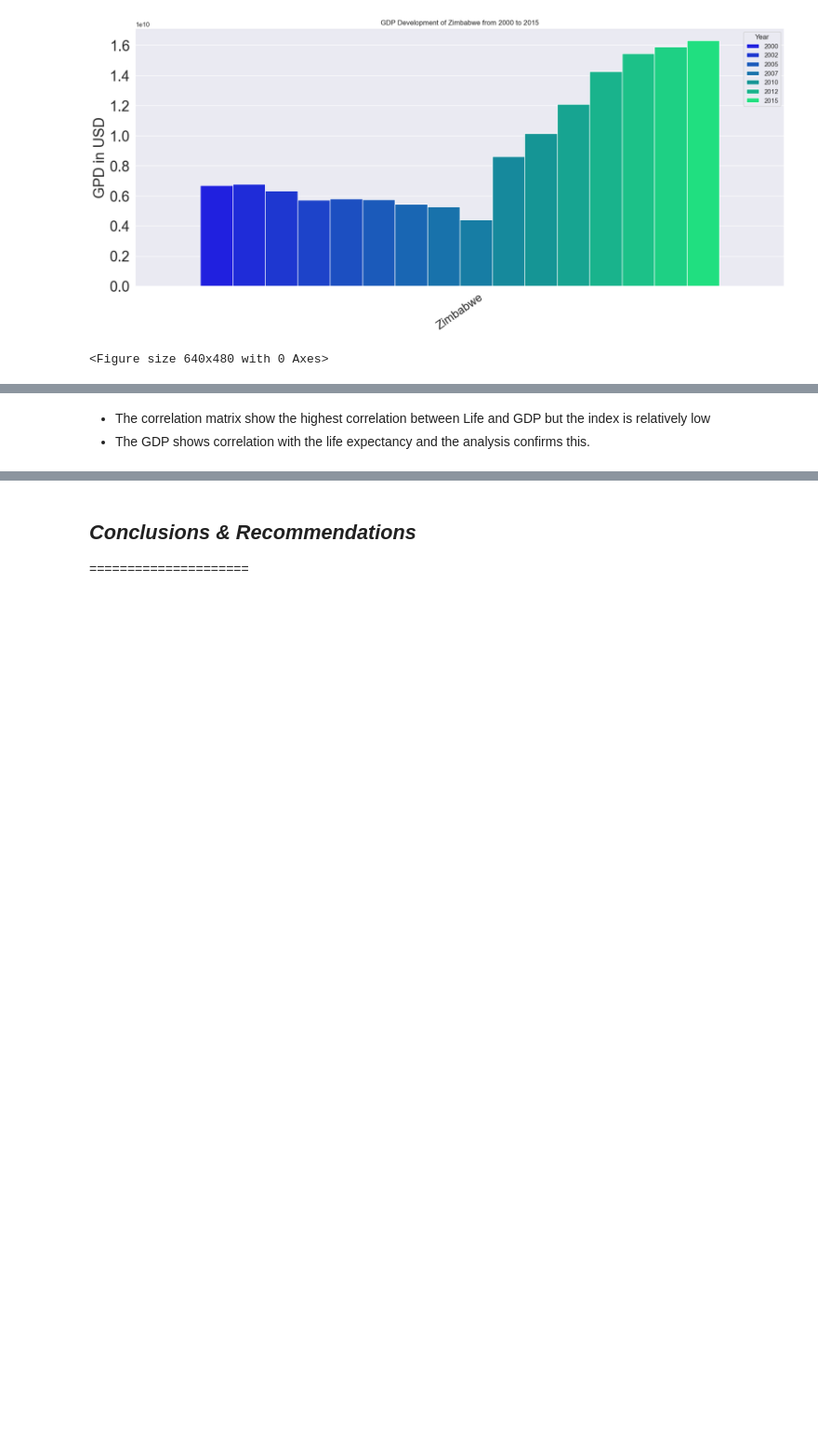
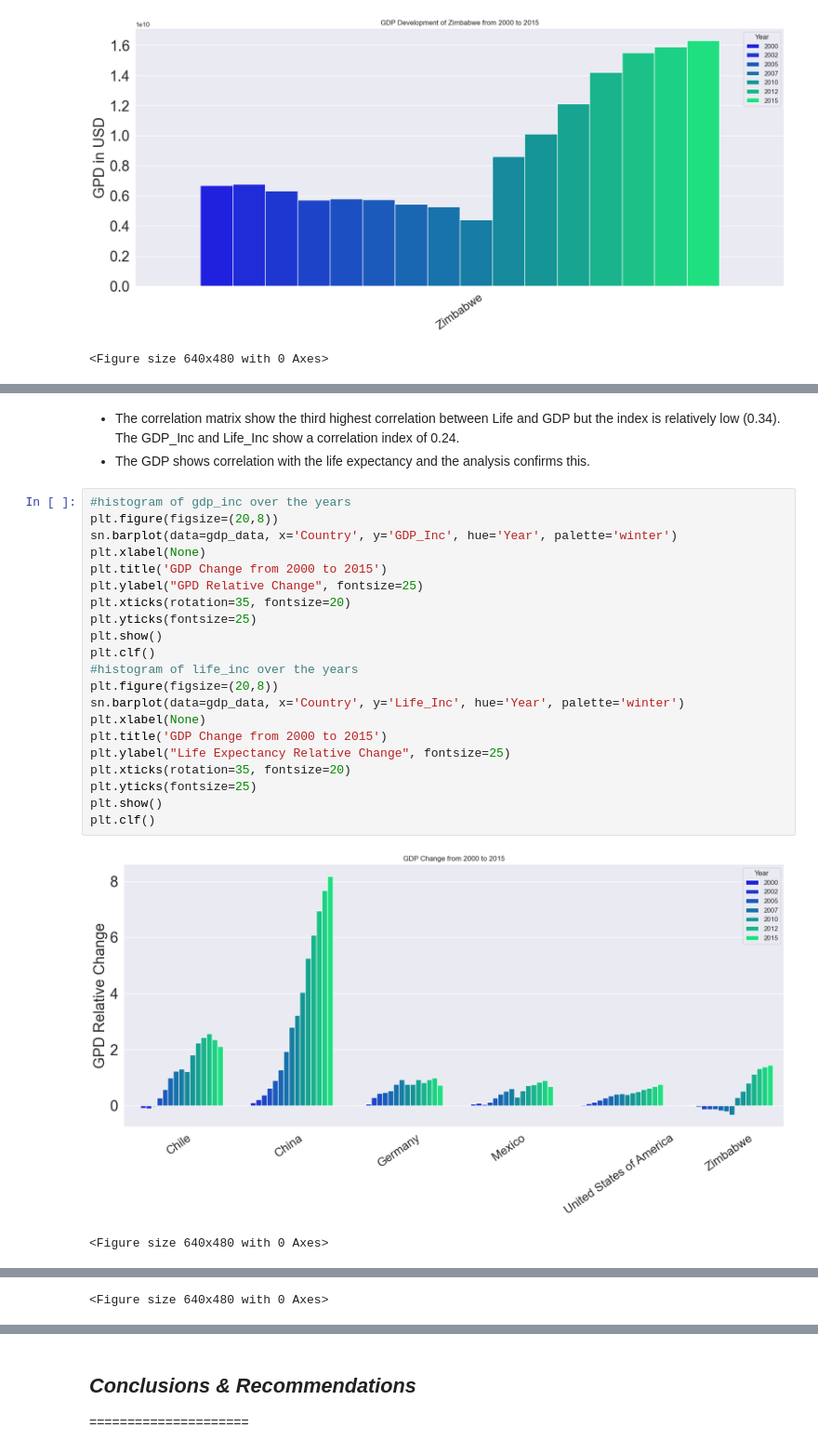
Before and after one commit to GALLP900/CodAcG_Github, a Jupyter notebook: Python_Training/Data Science Fundations II/Life-Expectancy-and-GDP-Starter/Life-Expectancy-and-GDP-Starter/life_expectancy_gdp.ipynb, the cells around one changed output, grey strips where cells are left out. Shown at 93% size. Drawn from its saved outputs; the diff is of its cells as text; blank space fills up the shorter version.

```diff
--- a/Python_Training/Data Science Fundations II/Life-Expectancy-and-GDP-Starter/Life-Expectancy-and-GDP-Starter/life_expectancy_gdp.ipynb
+++ b/Python_Training/Data Science Fundations II/Life-Expectancy-and-GDP-Starter/Life-Expectancy-and-GDP-Starter/life_expectancy_gdp.ipynb
@@ -237,3 +248,27 @@ GDP   0.21  0.34  1.00
 # %% [markdown]
-- The correlation matrix show the highest correlation between Life and GDP but the index is relatively low
+- The correlation matrix show the third highest correlation between Life and GDP but the index is relatively low (0.34). The GDP_Inc and Life_Inc show a correlation index of 0.24.
 - The GDP shows correlation with the life expectancy and the analysis confirms this.
+# %%
+#histogram of gdp_inc over the years
+plt.figure(figsize=(20,8))
+sn.barplot(data=gdp_data, x='Country', y='GDP_Inc', hue='Year', palette='winter')
+plt.xlabel(None)
+plt.title('GDP Change from 2000 to 2015')
+plt.ylabel("GPD Relative Change", fontsize=25)
+plt.xticks(rotation=35, fontsize=20)
+plt.yticks(fontsize=25)
+plt.show()
+plt.clf()
+#histogram of life_inc over the years
+plt.figure(figsize=(20,8))
+sn.barplot(data=gdp_data, x='Country', y='Life_Inc', hue='Year', palette='winter')
+plt.xlabel(None)
+plt.title('GDP Change from 2000 to 2015')
+plt.ylabel("Life Expectancy Relative Change", fontsize=25)
+plt.xticks(rotation=35, fontsize=20)
+plt.yticks(fontsize=25)
+plt.show()
+plt.clf()
+# %% [output]
+[figure, added]
+<Figure size 640x480 with 0 Axes>
@@ -239,0 +276 @@ GDP   0.21  0.34  1.00
+<Figure size 640x480 with 0 Axes>
```
Also changed, not shown: parts of 12 cells of this notebook, 1 other file.
